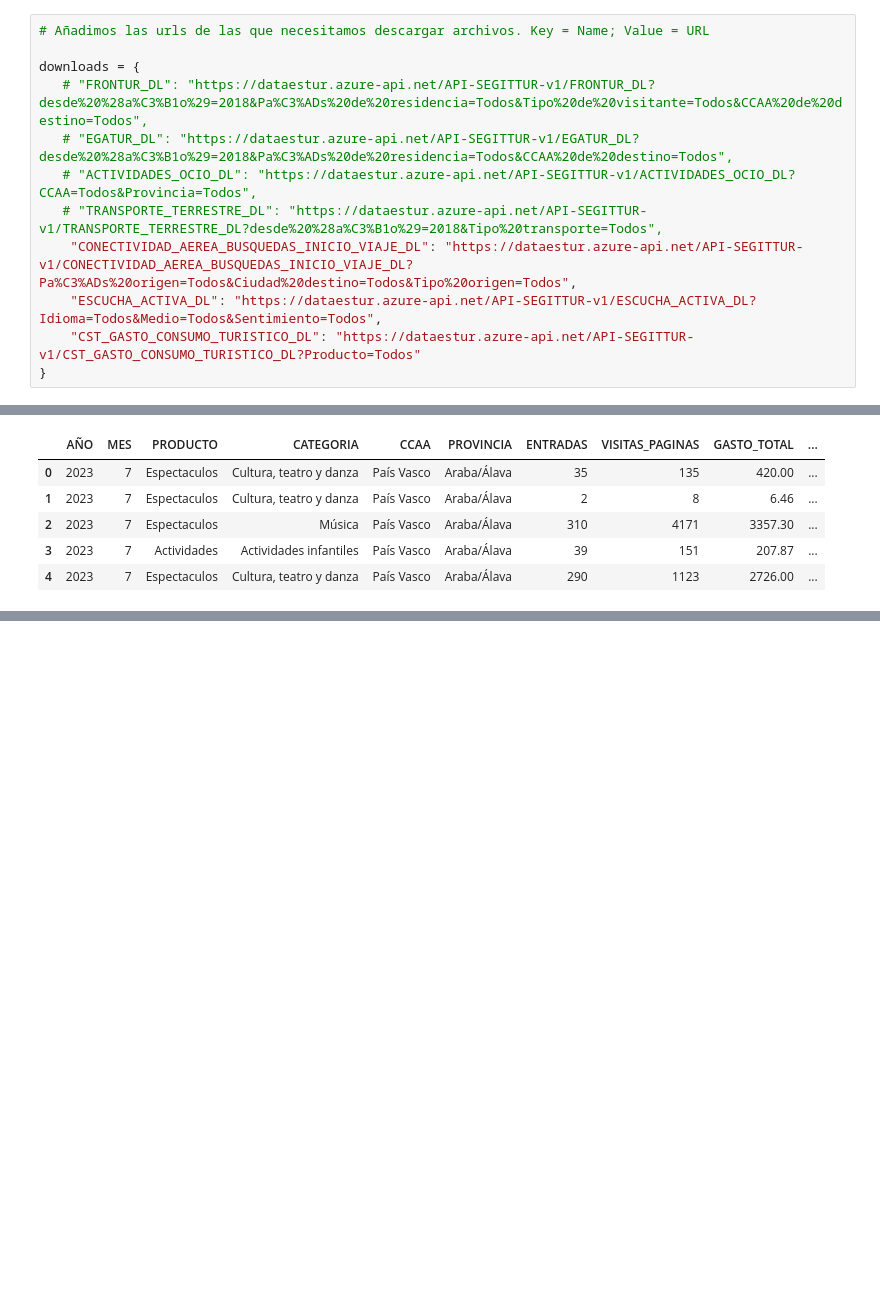
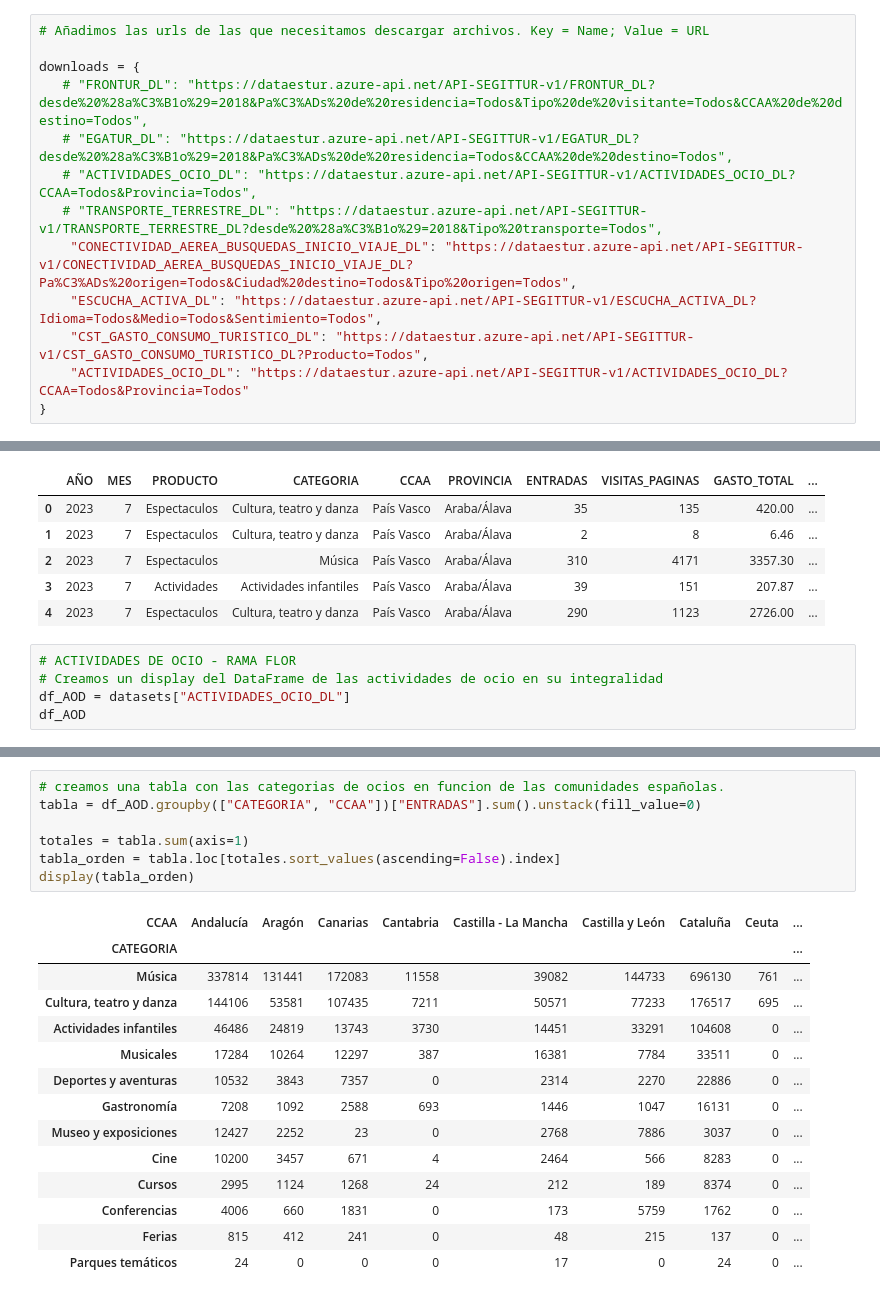
Before and after one commit to lorenabao/ETL_Turismo, a Jupyter notebook: 01_Extraction.ipynb, the cells around one changed output, grey strips where cells are left out. Drawn from its saved outputs; the diff is of its cells as text; blank space fills up the shorter version.

```diff
--- a/01_Extraction.ipynb
+++ b/01_Extraction.ipynb
@@ -16,7 +16,8 @@ downloads = {
    # "TRANSPORTE_TERRESTRE_DL": "https://dataestur.azure-api.net/API-SEGITTUR-v1/TRANSPORTE_TERRESTRE_DL?desde%20%28a%C3%B1o%29=2018&Tipo%20transporte=Todos",
     "CONECTIVIDAD_AEREA_BUSQUEDAS_INICIO_VIAJE_DL": "https://dataestur.azure-api.net/API-SEGITTUR-v1/CONECTIVIDAD_AEREA_BUSQUEDAS_INICIO_VIAJE_DL?Pa%C3%ADs%20origen=Todos&Ciudad%20destino=Todos&Tipo%20origen=Todos",
     "ESCUCHA_ACTIVA_DL": "https://dataestur.azure-api.net/API-SEGITTUR-v1/ESCUCHA_ACTIVA_DL?Idioma=Todos&Medio=Todos&Sentimiento=Todos",
-    "CST_GASTO_CONSUMO_TURISTICO_DL": "https://dataestur.azure-api.net/API-SEGITTUR-v1/CST_GASTO_CONSUMO_TURISTICO_DL?Producto=Todos"
+    "CST_GASTO_CONSUMO_TURISTICO_DL": "https://dataestur.azure-api.net/API-SEGITTUR-v1/CST_GASTO_CONSUMO_TURISTICO_DL?Producto=Todos",
+    "ACTIVIDADES_OCIO_DL": "https://dataestur.azure-api.net/API-SEGITTUR-v1/ACTIVIDADES_OCIO_DL?CCAA=Todos&Provincia=Todos"
 }
 # %%
 # Creamos una función para descargar un diccionario de URLS. Para ello tenemos que pasarle la url y un nombre de archivo.
@@ -106,3 +108,8 @@ datasets["ACTIVIDADES_OCIO_DL"].head()
 | 2 | 2023 | 7 | Espectaculos | Música | País Vasco | Araba/Álava | 310 | 4171 | 3357.30 | ... |
 | 3 | 2023 | 7 | Actividades | Actividades infantiles | País Vasco | Araba/Álava | 39 | 151 | 207.87 | ... |
 | 4 | 2023 | 7 | Espectaculos | Cultura, teatro y danza | País Vasco | Araba/Álava | 290 | 1123 | 2726.00 | ... |
+# %%
+# ACTIVIDADES DE OCIO - RAMA FLOR
+# Creamos un display del DataFrame de las actividades de ocio en su integralidad
+df_AOD = datasets["ACTIVIDADES_OCIO_DL"]
+df_AOD
@@ -108,0 +224,22 @@ datasets["ACTIVIDADES_OCIO_DL"].head()
+# %%
+# creamos una tabla con las categorias de ocios en funcion de las comunidades españolas.
+tabla = df_AOD.groupby(["CATEGORIA", "CCAA"])["ENTRADAS"].sum().unstack(fill_value=0)
+
+totales = tabla.sum(axis=1)
+tabla_orden = tabla.loc[totales.sort_values(ascending=False).index]
+display(tabla_orden)
+# %% [output]
+| CCAA | Andalucía | Aragón | Canarias | Cantabria | Castilla - La Mancha | Castilla y León | Cataluña | Ceuta | ... |
+| CATEGORIA |  |  |  |  |  |  |  |  | ... |
+| Música | 337814 | 131441 | 172083 | 11558 | 39082 | 144733 | 696130 | 761 | ... |
+| Cultura, teatro y danza | 144106 | 53581 | 107435 | 7211 | 50571 | 77233 | 176517 | 695 | ... |
+| Actividades infantiles | 46486 | 24819 | 13743 | 3730 | 14451 | 33291 | 104608 | 0 | ... |
+| Musicales | 17284 | 10264 | 12297 | 387 | 16381 | 7784 | 33511 | 0 | ... |
+| Deportes y aventuras | 10532 | 3843 | 7357 | 0 | 2314 | 2270 | 22886 | 0 | ... |
+| Gastronomía | 7208 | 1092 | 2588 | 693 | 1446 | 1047 | 16131 | 0 | ... |
+| Museo y exposiciones | 12427 | 2252 | 23 | 0 | 2768 | 7886 | 3037 | 0 | ... |
+| Cine | 10200 | 3457 | 671 | 4 | 2464 | 566 | 8283 | 0 | ... |
+| Cursos | 2995 | 1124 | 1268 | 24 | 212 | 189 | 8374 | 0 | ... |
+| Conferencias | 4006 | 660 | 1831 | 0 | 173 | 5759 | 1762 | 0 | ... |
+| Ferias | 815 | 412 | 241 | 0 | 48 | 215 | 137 | 0 | ... |
+| Parques temáticos | 24 | 0 | 0 | 0 | 17 | 0 | 24 | 0 | ... |
```
Also changed, not shown: parts of 10 cells of this notebook.
